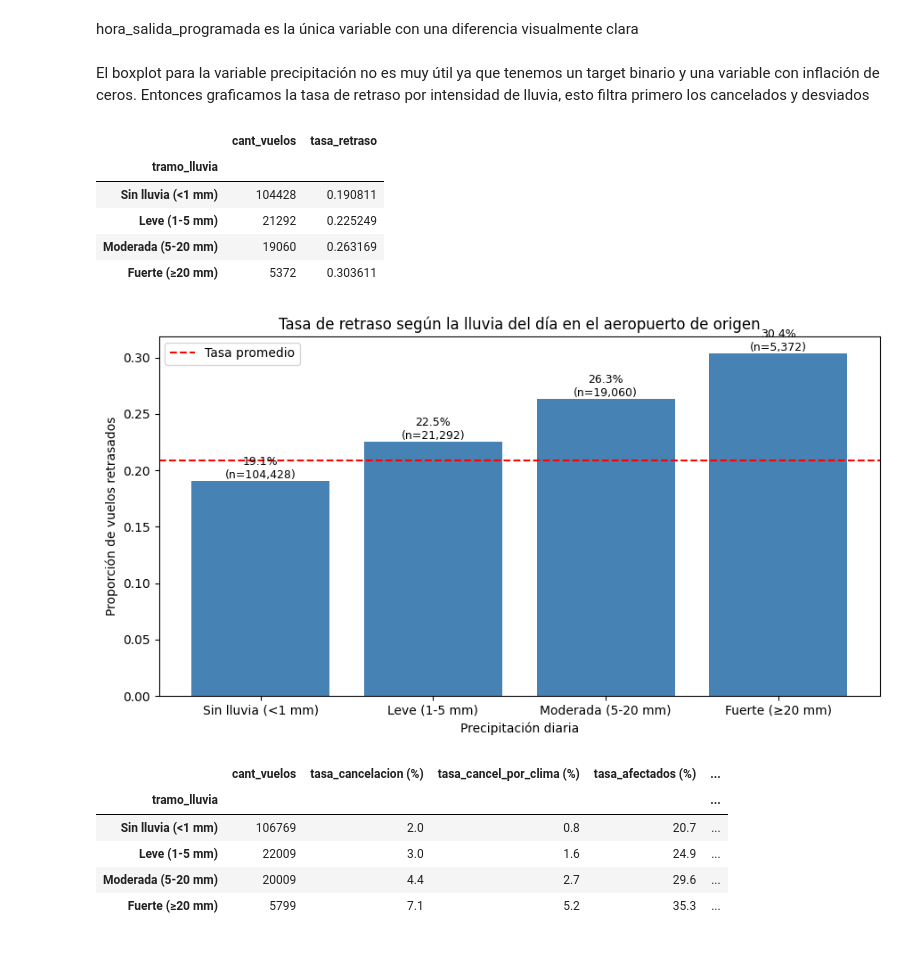
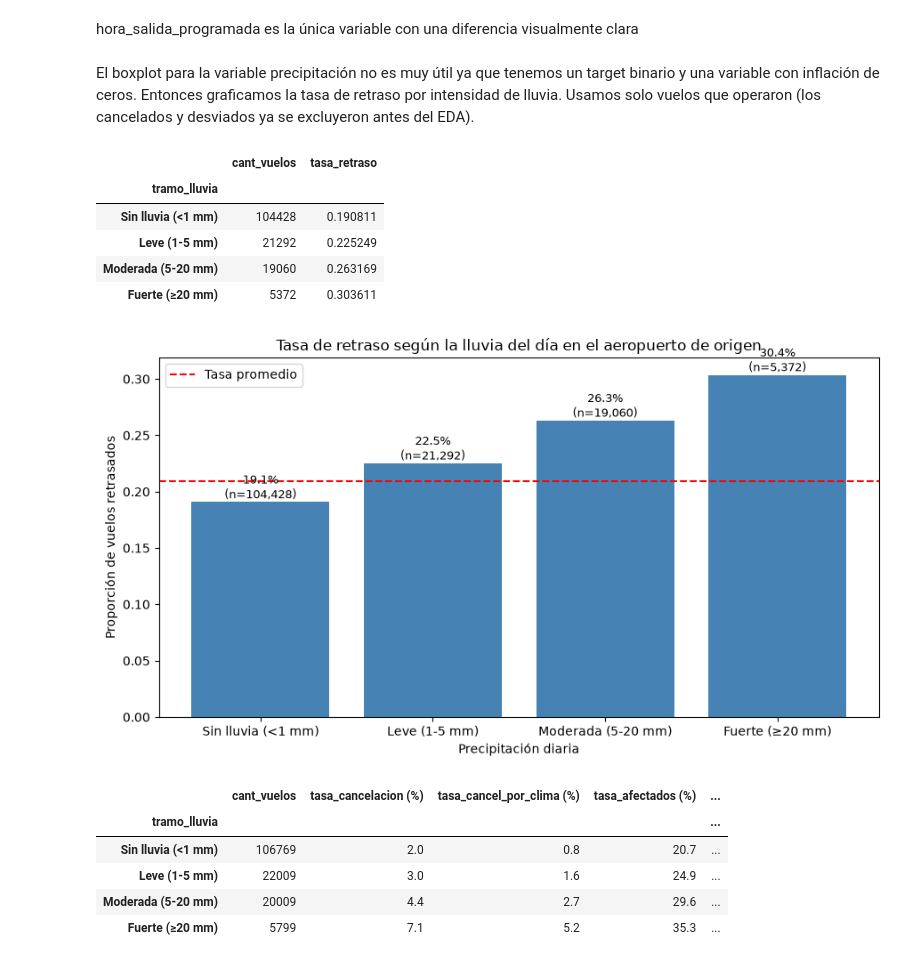
Before and after one commit to Guadacarro/TP_IA, a Jupyter notebook: tp.ipynb, the cells around one changed output. Drawn from its saved outputs; the diff is of its cells as text; code cells hidden in the pictures.

```diff
--- a/tp.ipynb
+++ b/tp.ipynb
@@ -944,39 +945,40 @@ plt.show()
 # %% [markdown]
 hora_salida_programada es la única variable con una diferencia visualmente clara
 # %% [markdown]
-El boxplot para la variable precipitación no es muy útil ya que tenemos un target binario y una variable con inflación de ceros. Entonces graficamos la tasa de retraso por intensidad de lluvia, esto filtra primero los cancelados y desviados
+El boxplot para la variable precipitación no es muy útil ya que tenemos un target binario y una variable con inflación de ceros. Entonces graficamos la tasa de retraso por intensidad de lluvia. Usamos solo vuelos que operaron (los cancelados y desviados ya se excluyeron antes del EDA).
 # %%
-vuelos_operados = df_2022[(df_2022['cancelado'] == 0) & (df_2022['desviado'] == 0)].copy()
+# df_2022 ya tiene solo los vuelos que operaron (sin cancelados ni desviados)
+vuelos_operados = df_2022.copy()
 
 tramos = [0, 1, 5, 20, np.inf]
 etiquetas = ['Sin lluvia (<1 mm)', 'Leve (1-5 mm)', 'Moderada (5-20 mm)', 'Fuerte (≥20 mm)']
 vuelos_operados['tramo_lluvia'] = pd.cut(vuelos_operados['precipitacion'], bins=tramos,
                                          labels=etiquetas, right=False)
 
 resumen_lluvia = vuelos_operados.groupby('tramo_lluvia', observed=True).agg(
     cant_vuelos=('retrasado', 'size'),
     tasa_retraso=('retrasado', 'mean')
 )
 display(resumen_lluvia)
 
 fig, ax = plt.subplots(figsize=(9, 5))
 ax.bar(resumen_lluvia.index.astype(str), resumen_lluvia['tasa_retraso'], color='steelblue')
 ax.axhline(vuelos_operados['retrasado'].mean(), color='red', linestyle='--', label='Tasa promedio')
 for i, (tasa, n) in enumerate(zip(resumen_lluvia['tasa_retraso'], resumen_lluvia['cant_vuelos'])):
     ax.annotate(f'{tasa:.1%}\n(n={n:,})', (i, tasa), ha='center', va='bottom', fontsize=9)
 ax.set_title('Tasa de retraso según la lluvia del día en el aeropuerto de origen')
 ax.set_ylabel('Proporción de vuelos retrasados')
 ax.set_xlabel('Precipitación diaria')
 ax.legend()
 plt.tight_layout()
 plt.show()
 # %% [output]
 |  | cant_vuelos | tasa_retraso |
 | tramo_lluvia |  |  |
 | Sin lluvia (<1 mm) | 104428 | 0.190811 |
 | Leve (1-5 mm) | 21292 | 0.225249 |
 | Moderada (5-20 mm) | 19060 | 0.263169 |
 | Fuerte (≥20 mm) | 5372 | 0.303611 |
-[figure, old version]
+[figure, new version]
 # %%
 # Tasa de cancelación por tramo de lluvia.
```
Also changed, not shown: parts of 38 cells of this notebook, 1 other file.
